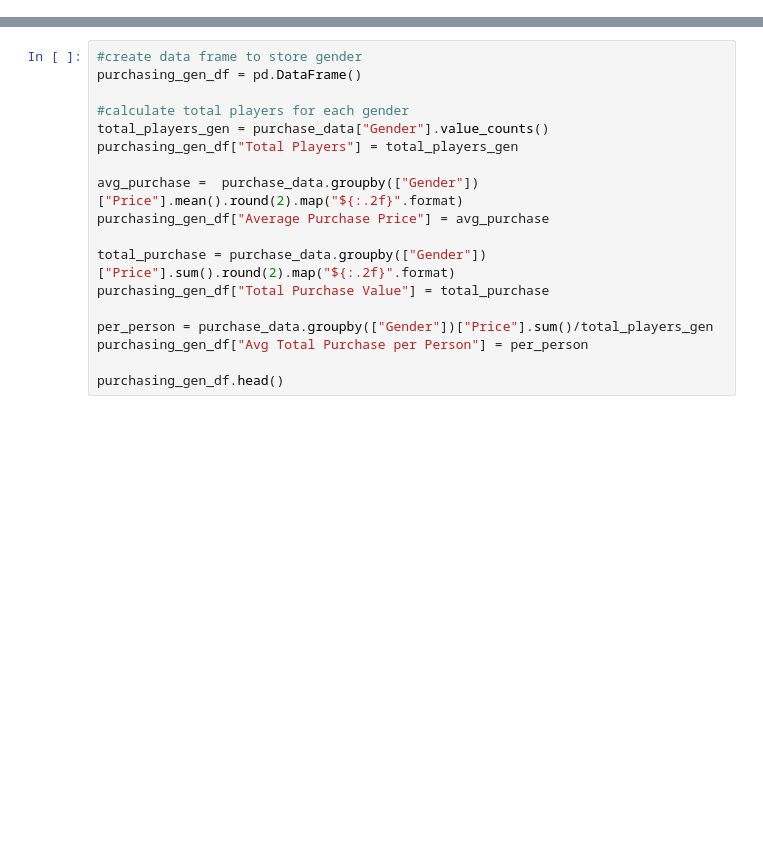
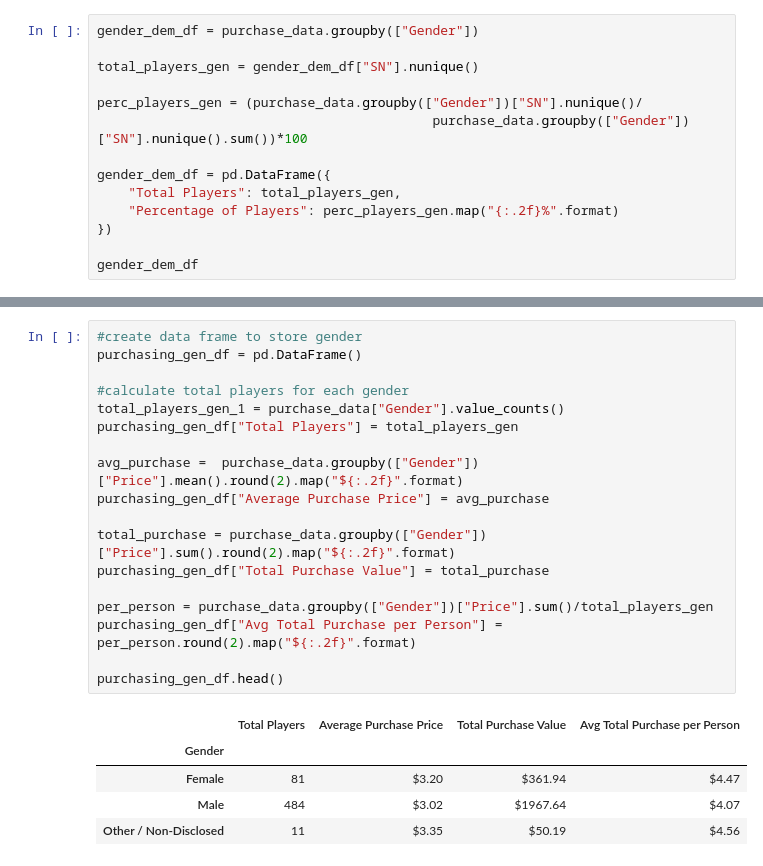
Before and after one commit to namatagb/gtbc-04-pandas-challenge, a Jupyter notebook: HeroesOfPymoli/HeroesOfPymoli_FINAL.ipynb, the cells around one changed output, grey strips where cells are left out. Saved outputs shown, nothing was run; the diff lists cells and outputs as text; blank space fills up the shorter version.

```diff
--- a/HeroesOfPymoli/HeroesOfPymoli_FINAL.ipynb
+++ b/HeroesOfPymoli/HeroesOfPymoli_FINAL.ipynb
@@ -38,0 +65,14 @@ gender_dem_df.sort_values(by=["Total Players"], ascending=False)
+# %%
+gender_dem_df = purchase_data.groupby(["Gender"])
+
+total_players_gen = gender_dem_df["SN"].nunique()
+
+perc_players_gen = (purchase_data.groupby(["Gender"])["SN"].nunique()/
+                                           purchase_data.groupby(["Gender"])["SN"].nunique().sum())*100
+
+gender_dem_df = pd.DataFrame({
+    "Total Players": total_players_gen,
+    "Percentage of Players": perc_players_gen.map("{:.2f}%".format)
+})
+
+gender_dem_df
@@ -39,21 +85,27 @@ gender_dem_df.sort_values(by=["Total Players"], ascending=False)
 # %%
 #create data frame to store gender
 purchasing_gen_df = pd.DataFrame()
 
 #calculate total players for each gender
-total_players_gen = purchase_data["Gender"].value_counts()
+total_players_gen_1 = purchase_data["Gender"].value_counts()
 purchasing_gen_df["Total Players"] = total_players_gen
 
 avg_purchase =  purchase_data.groupby(["Gender"])["Price"].mean().round(2).map("${:.2f}".format)
 purchasing_gen_df["Average Purchase Price"] = avg_purchase
 
 total_purchase = purchase_data.groupby(["Gender"])["Price"].sum().round(2).map("${:.2f}".format)
 purchasing_gen_df["Total Purchase Value"] = total_purchase
 
 per_person = purchase_data.groupby(["Gender"])["Price"].sum()/total_players_gen
-purchasing_gen_df["Avg Total Purchase per Person"] = per_person
+purchasing_gen_df["Avg Total Purchase per Person"] = per_person.round(2).map("${:.2f}".format)
 
 purchasing_gen_df.head()
+# %% [output]
+|  | Total Players | Average Purchase Price | Total Purchase Value | Avg Total Purchase per Person |
+| Gender |  |  |  |  |
+| Female | 81 | $3.20 | $361.94 | $4.47 |
+| Male | 484 | $3.02 | $1967.64 | $4.07 |
+| Other / Non-Disclosed | 11 | $3.35 | $50.19 | $4.56 |
 # %%
 print(purchase_data['Age'].max())
 print(purchase_data['Age'].min())
```
Also changed, not shown: parts of 10 cells of this notebook, 1 other file.
